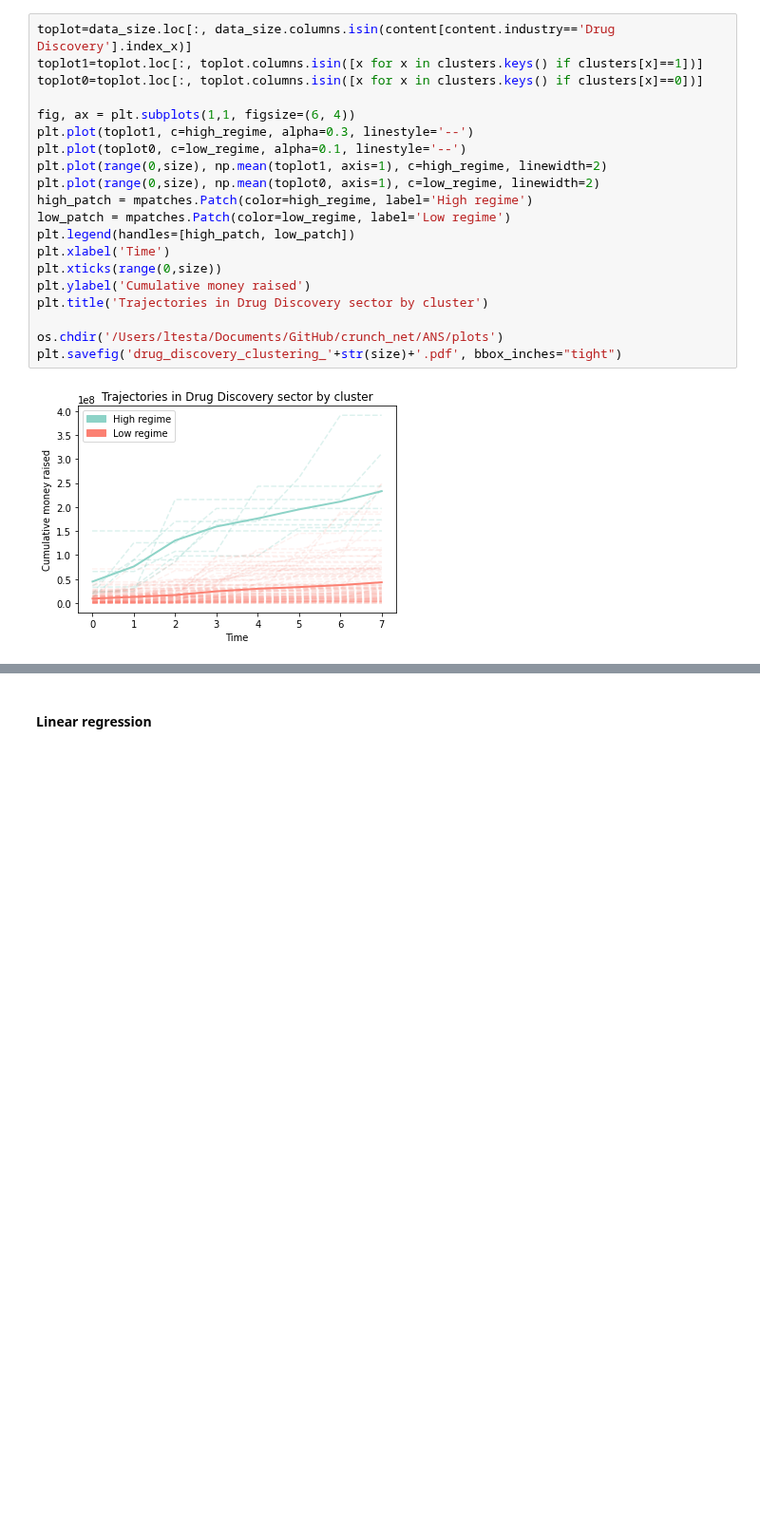
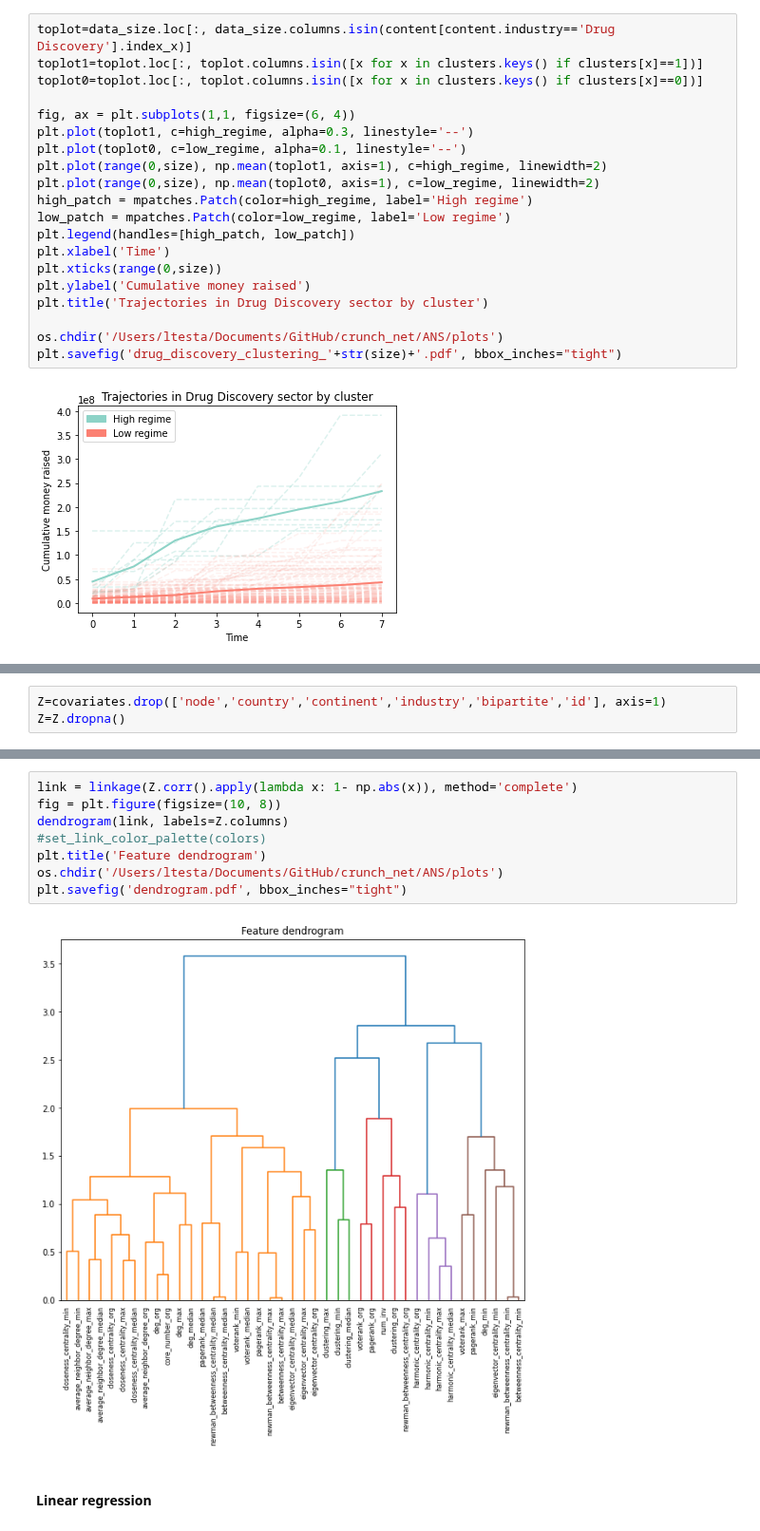
Before and after one commit to testalorenzo/crunch_net, a Jupyter notebook: ANS/notebook/notebooks/ANS_extension.ipynb, the cells around one changed output, grey strips where cells are left out. Shown at 95% size. Drawn from its saved outputs; the diff is of its cells as text; blank space fills up the shorter version.

```diff
--- a/ANS/notebook/notebooks/ANS_extension.ipynb
+++ b/ANS/notebook/notebooks/ANS_extension.ipynb
@@ -219,0 +265,3 @@ toplot.shape
+# %%
+Z=covariates.drop(['node','country','continent','industry','bipartite','id'], axis=1)
+Z=Z.dropna()
@@ -220,3 +289,13 @@ toplot.shape
+# %%
+link = linkage(Z.corr().apply(lambda x: 1- np.abs(x)), method='complete')
+fig = plt.figure(figsize=(10, 8))
+dendrogram(link, labels=Z.columns)
+#set_link_color_palette(colors)
+plt.title('Feature dendrogram')
+os.chdir('/Users/ltesta/Documents/GitHub/crunch_net/ANS/plots')
+plt.savefig('dendrogram.pdf', bbox_inches="tight")
+# %% [output]
+[figure, added]
 # %% [markdown]
 #### Linear regression
 # %%
```
Also changed, not shown: parts of 8 cells of this notebook, 3 other files.
